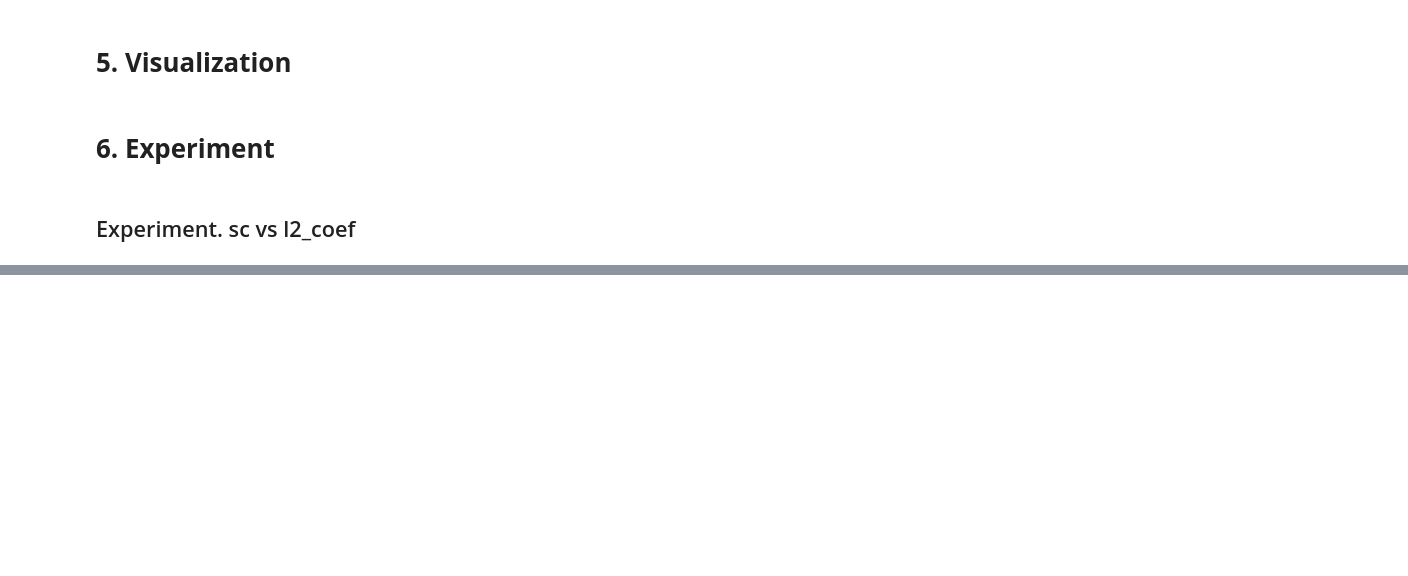
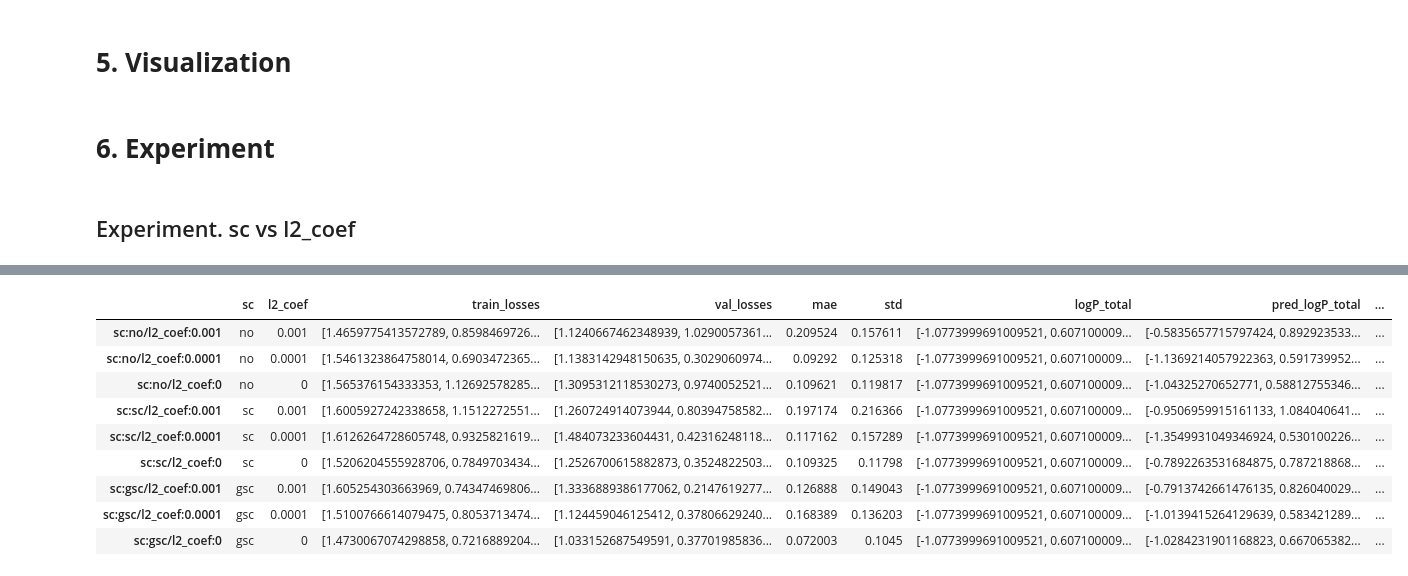
Before and after one commit to young-hwanlee/stand_alone_deep_learning, a Jupyter notebook: #31_Lab_Molecular_Property(logP)_Prediction_with_GCN.ipynb, the cells around one changed output, grey strips where cells are left out. Cells and saved outputs as stored; diff of their text form; code cells hidden in the pictures; blank space fills up the shorter version.

```diff
--- a/#31_Lab_Molecular_Property(logP)_Prediction_with_GCN.ipynb
+++ b/#31_Lab_Molecular_Property(logP)_Prediction_with_GCN.ipynb
@@ -179,7 +192,10 @@ def convert_to_graph(smiles_list):
     adj_norm = []
     features = []
     maxNumAtoms = 50
-    for i in tqdm_notebook(smiles_list, desc='Converting to Graph'):
+    # ----------------------------------------------------------------------------------
+    # for i in tqdm_notebook(smiles_list, desc='Converting to Graph'):
+    for i in tqdm.notebook.tqdm(smiles_list, desc='Converting to Graph'):
+    # ----------------------------------------------------------------------------------
         # Mol
         iMol = Chem.MolFromSmiles(i.strip())
         #Adj
@@ -673,6 +687,10 @@ def experiment(partition, args):
     mae, std, logP_total, pred_logP_total = test(net, partition, args)
 
     result = {}
+    # ----------------------------------------------------------------------------------
+    result['sc'] = args.sc
+    result['l2_coef'] = args.l2_coef
+    # ----------------------------------------------------------------------------------
     result['train_losses'] = train_losses
     result['val_losses'] = val_losses
     result['mae'] = mae
@@ -825,8 +843,13 @@ list_l2_coef = [0.001, 0.0001, 0]
 var1 = "sc"
 var2 = "l2_coef"
 
+# ------------------------------------------------------------------------------------
+dict_setting = dict()
+# ------------------------------------------------------------------------------------
+
 dict_result = dict()
 n_iter = len(list_sc) * len(list_l2_coef) * args.epoch * (len(dict_partition['train']) + len(dict_partition['val']))
+
 # ------------------------------------------------------------------------------------
 # bar = tqdm_notebook(total=n_iter, file=sys.stdout, position=0)
 bar = tqdm.notebook.tqdm(total=n_iter, file=sys.stdout, position=0)
@@ -843,7 +866,7 @@ for sc in list_sc:
         # print(args.exp_name + " took " + str(int(args.time_required)) + "seconds.")
         # dict_result[args.exp_name] = copy.deepcopy(result)
 
-        settting, result = experiment(dict_partition, args)
+        _, result = experiment(dict_partition, args)
         dict_result[args.exp_name] = copy.deepcopy(result)
         print(args.exp_name + " took " + str(result['time_required']) + "seconds.")
         # --------------------------------------------------------------------------------
@@ -875,3 +898,16 @@ sc:gsc/l2_coef:0 took 144.62528014183044seconds.
+# %%
+df_result
+# %% [output]
+|  | sc | l2_coef | train_losses | val_losses | mae | std | logP_total | pred_logP_total | ... |
+| sc:no/l2_coef:0.001 | no | 0.001 | [1.4659775413572789, 0.8598469726... | [1.1240667462348939, 1.0290057361... | 0.209524 | 0.157611 | [-1.0773999691009521, 0.607100009... | [-0.5835657715797424, 0.892923533... | ... |
+| sc:no/l2_coef:0.0001 | no | 0.0001 | [1.5461323864758014, 0.6903472365... | [1.1383142948150635, 0.3029060974... | 0.09292 | 0.125318 | [-1.0773999691009521, 0.607100009... | [-1.1369214057922363, 0.591739952... | ... |
+| sc:no/l2_coef:0 | no | 0 | [1.565376154333353, 1.12692578285... | [1.3095312118530273, 0.9740052521... | 0.109621 | 0.119817 | [-1.0773999691009521, 0.607100009... | [-1.04325270652771, 0.58812755346... | ... |
+| sc:sc/l2_coef:0.001 | sc | 0.001 | [1.6005927242338658, 1.1512272551... | [1.260724914073944, 0.80394758582... | 0.197174 | 0.216366 | [-1.0773999691009521, 0.607100009... | [-0.9506959915161133, 1.084040641... | ... |
+| sc:sc/l2_coef:0.0001 | sc | 0.0001 | [1.6126264728605748, 0.9325821619... | [1.484073233604431, 0.42316248118... | 0.117162 | 0.157289 | [-1.0773999691009521, 0.607100009... | [-1.3549931049346924, 0.530100226... | ... |
+| sc:sc/l2_coef:0 | sc | 0 | [1.5206204555928706, 0.7849703434... | [1.2526700615882873, 0.3524822503... | 0.109325 | 0.11798 | [-1.0773999691009521, 0.607100009... | [-0.7892263531684875, 0.787218868... | ... |
+| sc:gsc/l2_coef:0.001 | gsc | 0.001 | [1.605254303663969, 0.74347469806... | [1.3336889386177062, 0.2147619277... | 0.126888 | 0.149043 | [-1.0773999691009521, 0.607100009... | [-0.7913742661476135, 0.826040029... | ... |
+| sc:gsc/l2_coef:0.0001 | gsc | 0.0001 | [1.5100766614079475, 0.8053713474... | [1.124459046125412, 0.37806629240... | 0.168389 | 0.136203 | [-1.0773999691009521, 0.607100009... | [-1.0139415264129639, 0.583421289... | ... |
+| sc:gsc/l2_coef:0 | gsc | 0 | [1.4730067074298858, 0.7216889204... | [1.033152687549591, 0.37701985836... | 0.072003 | 0.1045 | [-1.0773999691009521, 0.607100009... | [-1.0284231901168823, 0.667065382... | ... |
 # %%
 # ------------------------------------------------------------------------------------
 df_result = pd.read_json('sc vs l2_coef 50000.JSON', orient='table')
```
Also changed, not shown: parts of 7 cells of this notebook.
